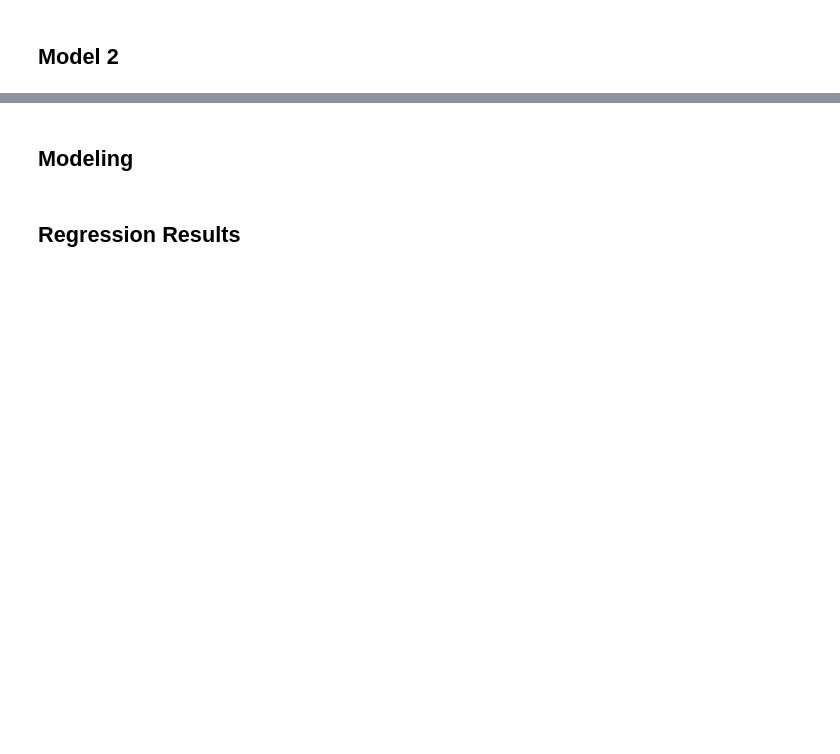
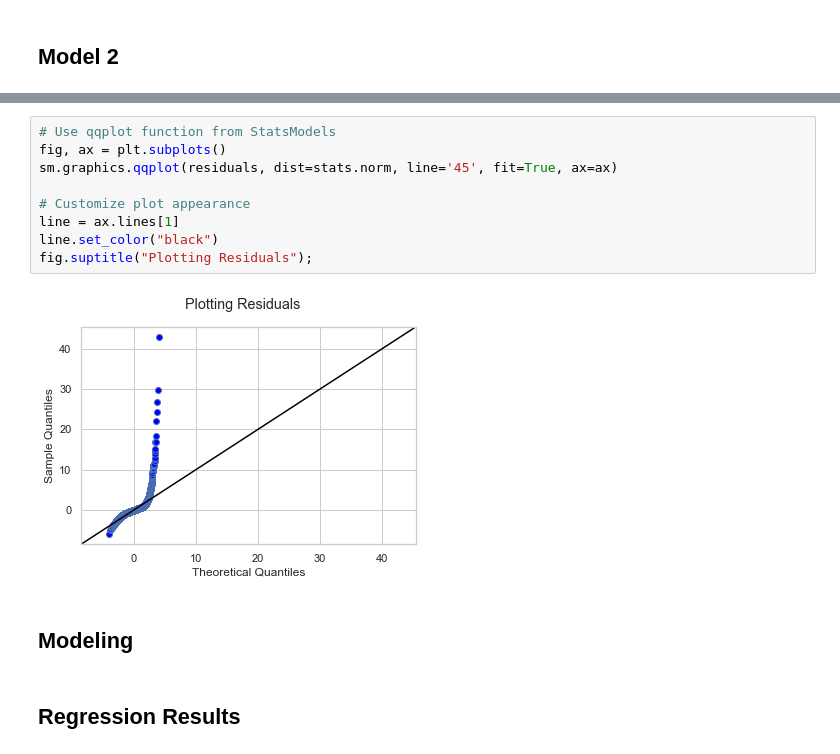
Before and after one commit to ldwilker10/Phase2_Project, a Jupyter notebook: Rough_Draft_Notebook.ipynb, the cells around one changed output, grey strips where cells are left out. Saved outputs shown, nothing was run; the diff lists cells and outputs as text; blank space fills up the shorter version.

```diff
--- a/Rough_Draft_Notebook.ipynb
+++ b/Rough_Draft_Notebook.ipynb
@@ -699,3 +770,14 @@ Dropping columns (Age or yr_built), sqft_above and bathrooms due to higher multi
+# %%
+# Use qqplot function from StatsModels
+fig, ax = plt.subplots()
+sm.graphics.qqplot(residuals, dist=stats.norm, line='45', fit=True, ax=ax)
+
+# Customize plot appearance
+line = ax.lines[1]
+line.set_color("black")
+fig.suptitle("Plotting Residuals");
+# %% [output]
+[figure, added]
 # %% [markdown]
 ## Modeling
 # %% [markdown]
```
Also changed, not shown: parts of 23 cells of this notebook.
